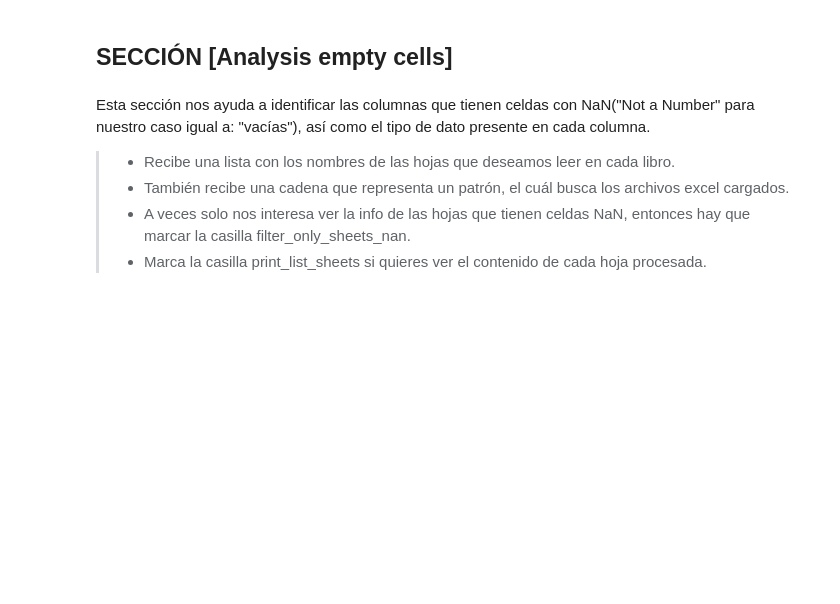
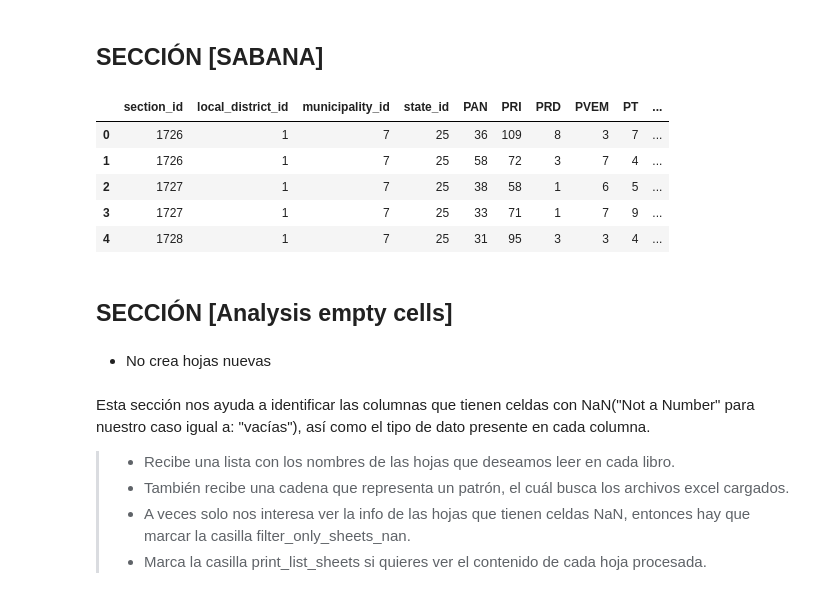
Before and after one commit to Maluxita/notebooks_dataframes, a Jupyter notebook: evaluate_and_adjust_analysis_and_computations_[V_1_2_6].ipynb, the cells around one changed output. Cells and saved outputs as stored; diff of their text form; code cells hidden in the pictures; blank space fills up the shorter version.

```diff
--- a/evaluate_and_adjust_analysis_and_computations_[V_1_2_6].ipynb
+++ b/evaluate_and_adjust_analysis_and_computations_[V_1_2_6].ipynb
@@ -1,7 +1,76 @@
 # %% [markdown]
 <a href="https://colab.research.google.com/github/Maluxita/notebooks_dataframes/blob/master/evaluate_and_adjust_analysis_and_computations_%5BV_1_2_6%5D.ipynb" target="_parent"><img src="https://colab.research.google.com/assets/colab-badge.svg" alt="Open In Colab"/></a>
+# %% [markdown]
+## SECCIÓN [SABANA]
+# %%
+import pandas as pd
+from IPython.display import display, HTML
+from openpyxl import load_workbook
+
+
+sheet =  'Polling_places' #@param {type:"raw"}
+column_origin ='section_id'  #@param {type:"string"}
+state_origin =  25#@param {type:"integer"}
+
+new_column ='new_mun'  #@param {type:"string"}
+content_books =  "*.xlsx | tr '\n' '\n'"#@param {type:"raw"}
+content_books=!ls {content_books}
+
+
+def add_new_sheet(name_book,df,name_sheet):
+  ''' add new sheet, if the sheet exists it will be overwritten'''
+  book = load_workbook(name_book)
+  writer = pd.ExcelWriter(name_book, engine = 'openpyxl', mode='w')
+  writer.book = book
+  writer.sheets = dict((ws.title, ws) for ws in book.worksheets)
+  df.to_excel(writer, sheet_name = name_sheet, index=False)
+  writer.save()
+  writer.close()
+
+def mun_id(column_find,section_id, state_id,df_sabana):
+  keys = str(state_id) + '_' + str(section_id)
+  mun = list(df_sabana[df_sabana[column_find]==keys]['IDMPIO'].values)
+  return mun[0]
+
+
+def sabana(column_origin, new_column, sheet, content_books, state_origin):
+  muns_id=[]
+  df_sabana=pd.read_excel('SabanaDatos.xlsx')
+
+  for book in content_books:
+    try:
+      _df_origin = pd.read_excel(book, sheet_name=sheet)
+    except:
+      continue
+
+    list_b = list(_df_origin[column_origin])
+
+    for section in list_b:
+      muns_id.append(mun_id(column_find='IDEDO_IDSECC',
+                 section_id=section,
+                 state_id=state_origin,
+                 df_sabana=df_sabana))
+
+
+    _df_origin['new_mun']=muns_id
+    display(HTML(_df_origin.head(5).to_html()))
+
+    add_new_sheet(name_book=book,df=_df_origin,name_sheet='Polling_places2')
+
+
+
+sabana(column_origin, new_column, sheet, content_books, state_origin)
+# %% [output]
+|  | section_id | local_district_id | municipality_id | state_id | PAN | PRI | PRD | PVEM | PT | ... |
+| 0 | 1726 | 1 | 7 | 25 | 36 | 109 | 8 | 3 | 7 | ... |
+| 1 | 1726 | 1 | 7 | 25 | 58 | 72 | 3 | 7 | 4 | ... |
+| 2 | 1727 | 1 | 7 | 25 | 38 | 58 | 1 | 6 | 5 | ... |
+| 3 | 1727 | 1 | 7 | 25 | 33 | 71 | 1 | 7 | 9 | ... |
+| 4 | 1728 | 1 | 7 | 25 | 31 | 95 | 3 | 3 | 4 | ... |
 # %% [markdown]
 ## SECCIÓN [Analysis empty cells]
+# %% [markdown]
+* No crea hojas nuevas
 # %% [markdown]
 Esta sección nos ayuda a identificar las columnas que tienen celdas con NaN("Not a Number" para nuestro caso igual a:  "vacías"), así como el tipo de dato presente en cada columna.
 
```
Also changed, not shown: parts of 5 cells of this notebook.
